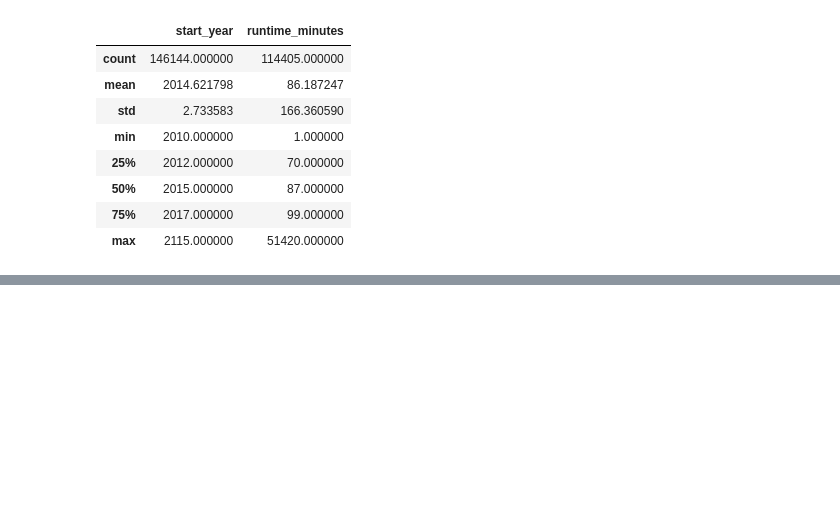
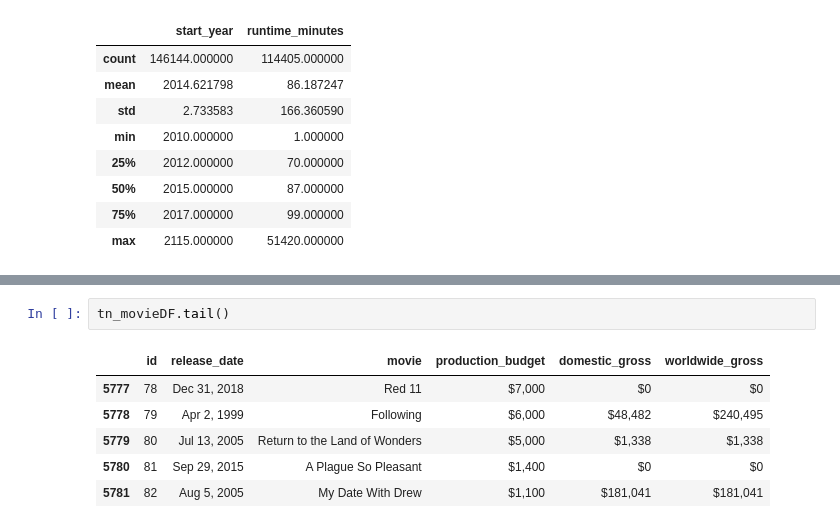
Before and after one commit to Mbachia/Movie_Project-1, a Jupyter notebook: project.ipynb, the cells around one changed output, grey strips where cells are left out. Drawn from its saved outputs; the diff is of its cells as text; blank space fills up the shorter version.

```diff
--- a/project.ipynb
+++ b/project.ipynb
@@ -126,0 +178,9 @@ Name: genres, Length: 146144, dtype: object>
+# %%
+tn_movieDF.tail()
+# %% [output]
+|  | id | release_date | movie | production_budget | domestic_gross | worldwide_gross |
+| 5777 | 78 | Dec 31, 2018 | Red 11 | $7,000 | $0 | $0 |
+| 5778 | 79 | Apr 2, 1999 | Following | $6,000 | $48,482 | $240,495 |
+| 5779 | 80 | Jul 13, 2005 | Return to the Land of Wonders | $5,000 | $1,338 | $1,338 |
+| 5780 | 81 | Sep 29, 2015 | A Plague So Pleasant | $1,400 | $0 | $0 |
+| 5781 | 82 | Aug 5, 2005 | My Date With Drew | $1,100 | $181,041 | $181,041 |
```
Also changed, not shown: parts of 51 cells of this notebook.
